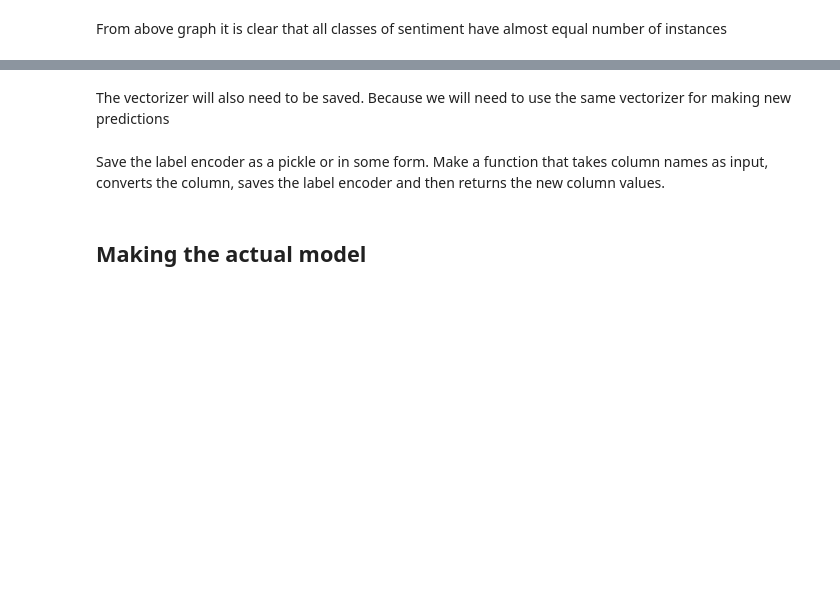
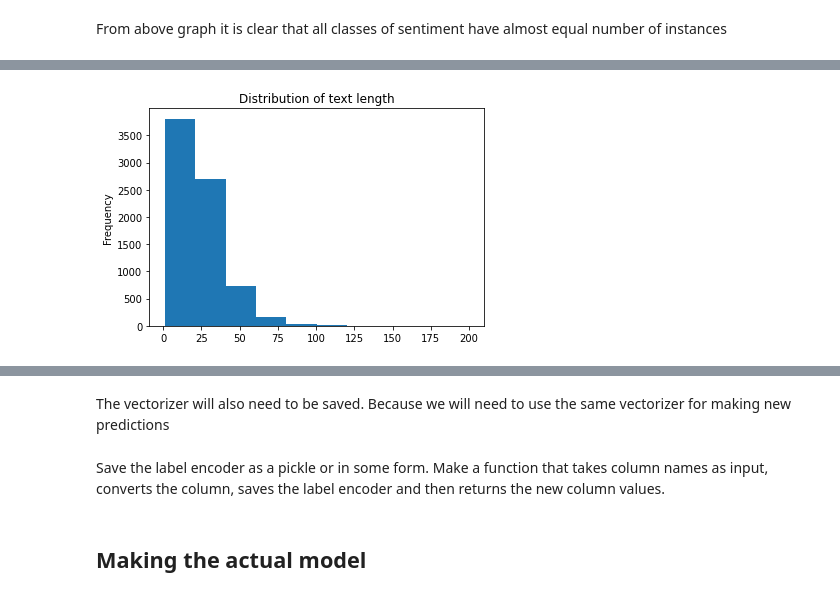
Before and after one commit to bhattbhuwan13/fuseai-training, a Jupyter notebook: notebooks/01.01_bb_EDA_emotion_classification_2020_05_13.ipynb, the cells around one changed output, grey strips where cells are left out. Drawn from its saved outputs; the diff is of its cells as text; code cells hidden in the pictures; blank space fills up the shorter version.

```diff
--- a/notebooks/01.01_bb_EDA_emotion_classification_2020_05_13.ipynb
+++ b/notebooks/01.01_bb_EDA_emotion_classification_2020_05_13.ipynb
@@ -55,0 +150,3 @@ From above graph it is clear that all classes of sentiment have almost equal num
+# %%
+raw_data['text_length'] = raw_data['text'].apply(lambda x: len(x.split(' ')))
+raw_data.head()
@@ -55,0 +160,6 @@ From above graph it is clear that all classes of sentiment have almost equal num
+# %%
+raw_data['text_length'].plot.hist()
+plt.title('Distribution of text length')
+plt.savefig('../images/distribution_of_text_length.png')
+# %% [output]
+[figure, added]
```
Also changed, not shown: parts of 32 cells of this notebook, 11 other files.
